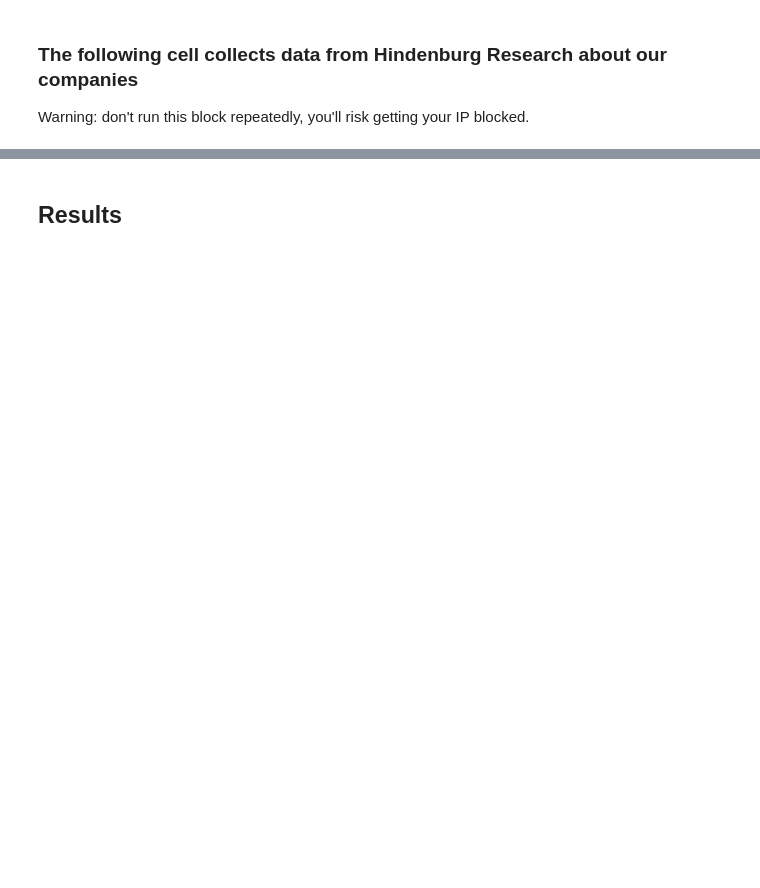
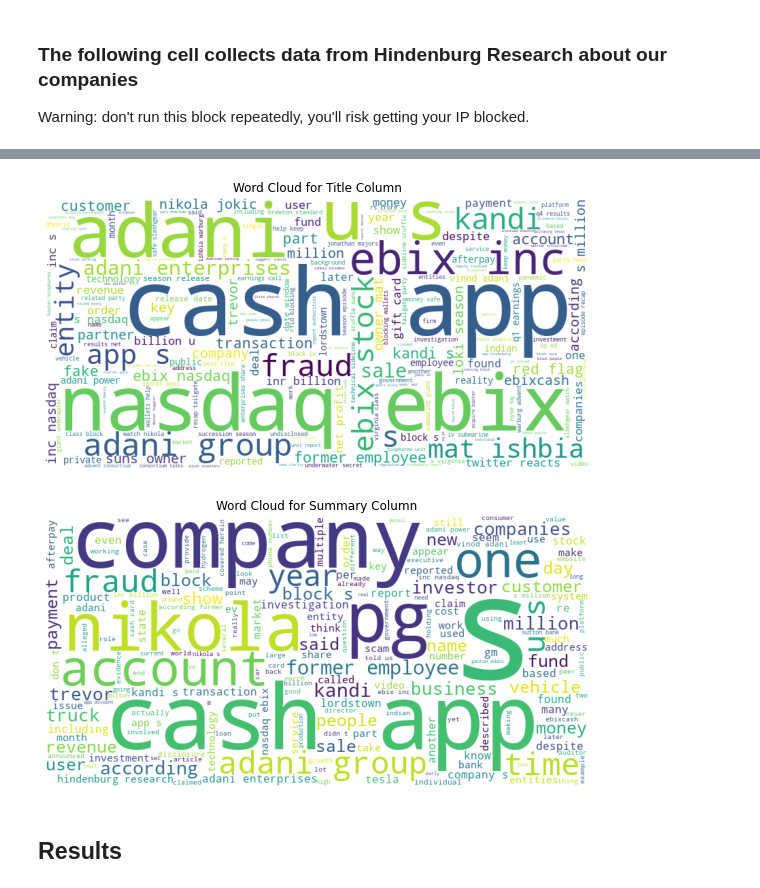
Before and after one commit to udaykumar1997/Deep-Learning-for-Sentiment-Analysis-of-Financial-News, a Jupyter notebook: Main.ipynb, the cells around one changed output, grey strips where cells are left out. Saved outputs shown, nothing was run; the diff lists cells and outputs as text; code cells hidden in the pictures; blank space fills up the shorter version.

Commit message:
results here, working

```diff
--- a/Main.ipynb
+++ b/Main.ipynb
@@ -202,28 +305,0 @@ for company in companies:
-# %%
-df['summary'] = df['summary'].apply(lambda x: ' '.join([word for word in x.lower().split() if word not in stop_words]))
-
-# Count word frequency in summary column
-word_counts = Counter()
-df['summary'].str.split().apply(word_counts.update)
-
-# Plot word frequency
-plt.figure(figsize=(10, 6))
-plt.bar(*zip(*word_counts.most_common(10)))
-plt.title('Most common words in article summaries')
-plt.xlabel('Words')
-plt.ylabel('Frequency')
-plt.show()
-# %%
-df['title'] = df['title'].apply(lambda x: ' '.join([word for word in x.lower().split() if word not in stop_words]))
-
-# Count word frequency in summary column
-word_counts = Counter()
-df['title'].str.split().apply(word_counts.update)
-
-# Plot word frequency
-plt.figure(figsize=(10, 6))
-plt.bar(*zip(*word_counts.most_common(10)))
-plt.title('Most common words in article summaries')
-plt.xlabel('Words')
-plt.ylabel('Frequency')
-plt.show()
@@ -238,22 +322,25 @@ result.head()
 # %%
 from wordcloud import WordCloud
 import matplotlib.pyplot as plt
 # Combine the 'title' and 'summary' columns into one
-text = ' '.join(result['title']) + ' ' + ' '.join(result['summary'])
+text = ' '.join(df['title']) + ' ' + ' '.join(df['summary'])
 
 # Generate a word cloud for the combined text
 wordcloud = WordCloud(width=800, height=400, background_color='white').generate(text)
 
 # Plot the word cloud for the title column
 plt.figure(figsize=(10, 5))
 plt.imshow(WordCloud(width=800, height=400, background_color='white').generate(' '.join(df['title'])))
 plt.axis('off')
 plt.title('Word Cloud for Title Column')
 plt.show()
 
 # Plot the word cloud for the summary column
 plt.figure(figsize=(10, 5))
 plt.imshow(WordCloud(width=800, height=400, background_color='white').generate(' '.join(df['summary'])))
 plt.axis('off')
 plt.title('Word Cloud for Summary Column')
 plt.show()
+# %% [output]
+[figure, added]
+[figure, added]
```
Also changed, not shown: parts of 36 cells of this notebook, 19 other files.
